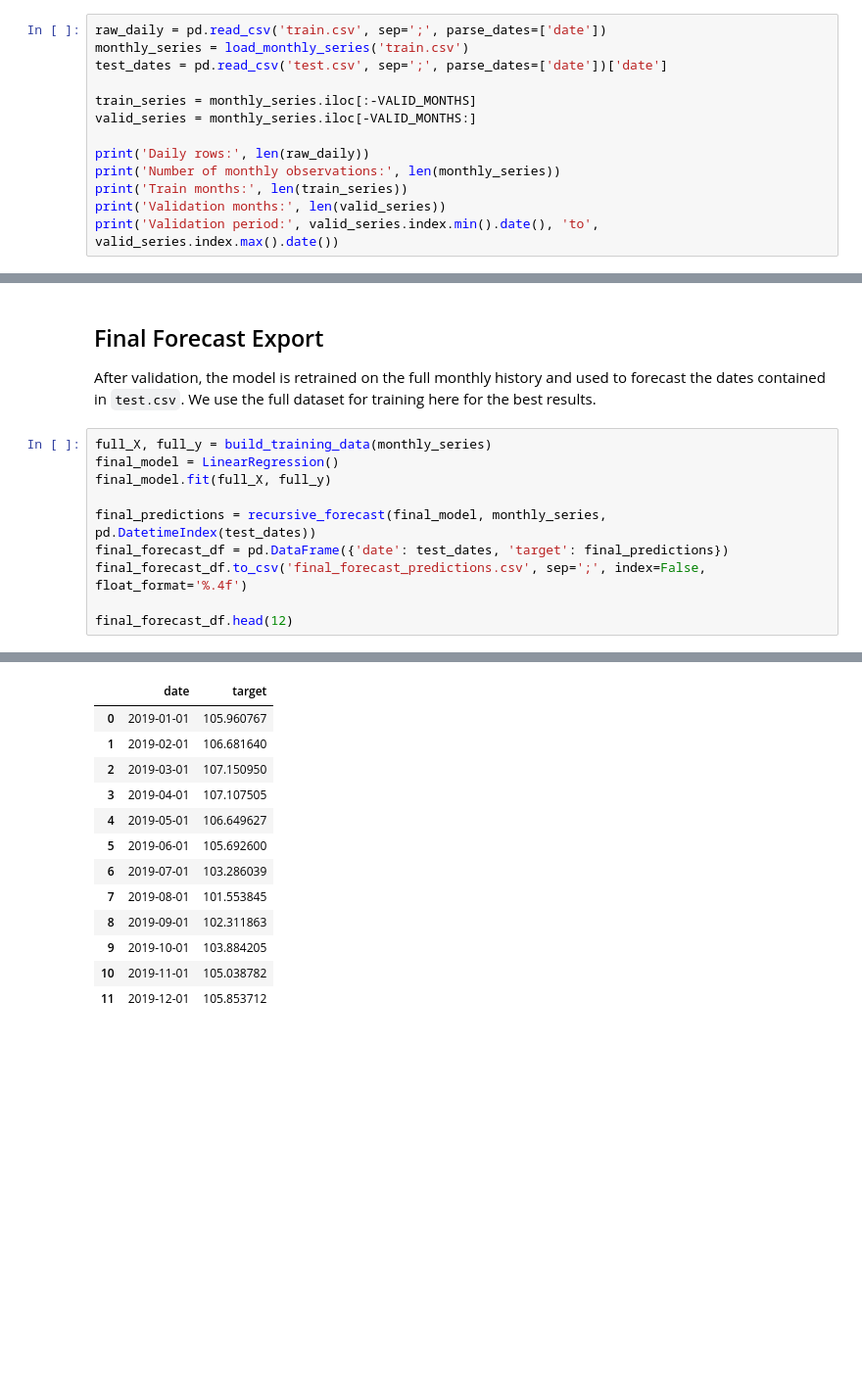
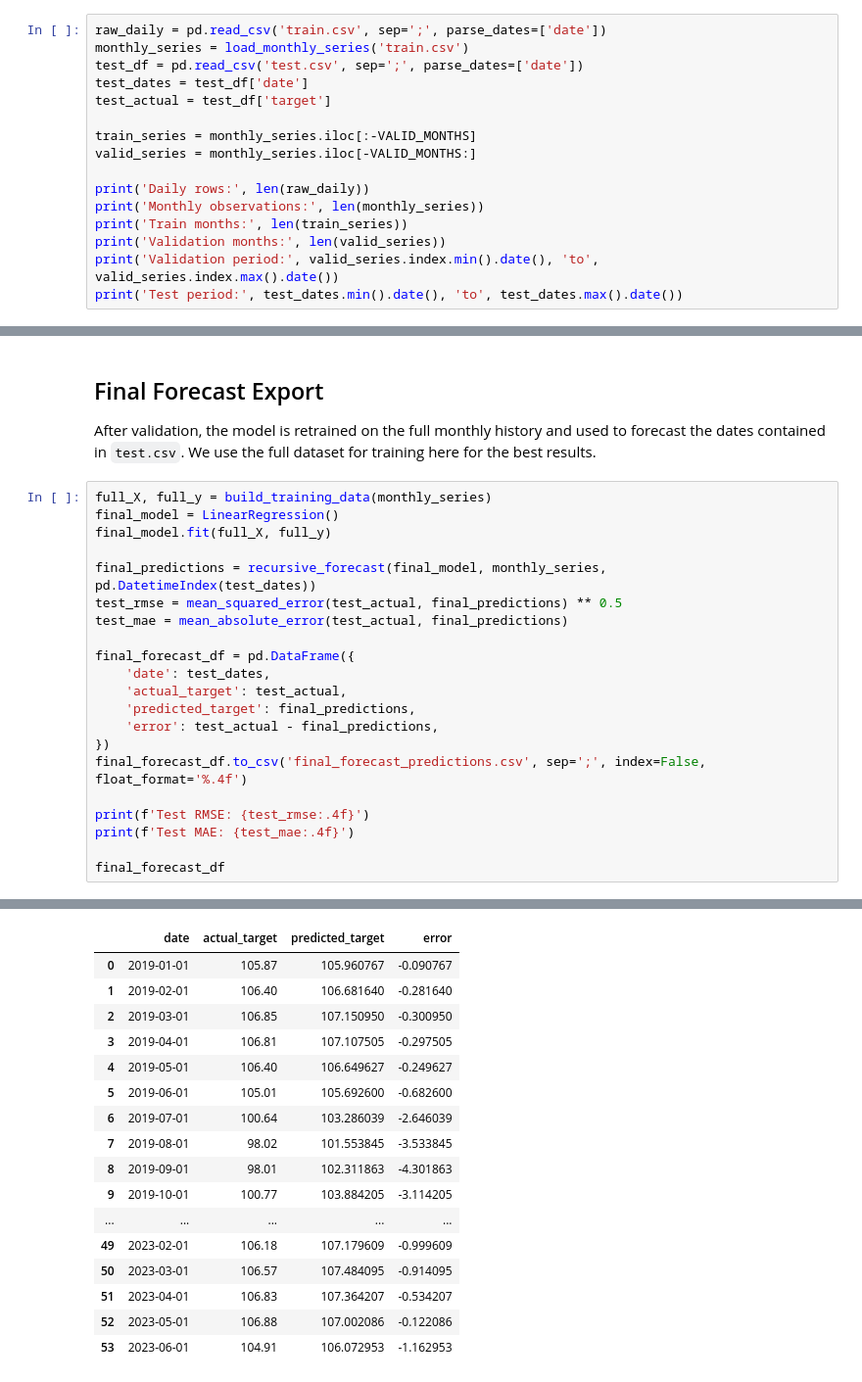
Before and after one commit to KylianLeplant/FinalLab, a Jupyter notebook: final_forecast.ipynb, the cells around one changed output, grey strips where cells are left out. Shown at 98% size. Saved outputs shown, nothing was run; the diff lists cells and outputs as text; blank space fills up the shorter version.

```diff
--- a/final_forecast.ipynb
+++ b/final_forecast.ipynb
@@ -78,15 +78,18 @@ def recursive_forecast(model, history, future_index, input_length=INPUT_LENGTH):
 # %%
 raw_daily = pd.read_csv('train.csv', sep=';', parse_dates=['date'])
 monthly_series = load_monthly_series('train.csv')
-test_dates = pd.read_csv('test.csv', sep=';', parse_dates=['date'])['date']
+test_df = pd.read_csv('test.csv', sep=';', parse_dates=['date'])
+test_dates = test_df['date']
+test_actual = test_df['target']
 
 train_series = monthly_series.iloc[:-VALID_MONTHS]
 valid_series = monthly_series.iloc[-VALID_MONTHS:]
 
 print('Daily rows:', len(raw_daily))
-print('Number of monthly observations:', len(monthly_series))
+print('Monthly observations:', len(monthly_series))
 print('Train months:', len(train_series))
 print('Validation months:', len(valid_series))
 print('Validation period:', valid_series.index.min().date(), 'to', valid_series.index.max().date())
+print('Test period:', test_dates.min().date(), 'to', test_dates.max().date())
 # %% [output]
 Daily rows: 8766
@@ -220,8 +253,19 @@ final_model = LinearRegression()
 final_model.fit(full_X, full_y)
 
 final_predictions = recursive_forecast(final_model, monthly_series, pd.DatetimeIndex(test_dates))
-final_forecast_df = pd.DataFrame({'date': test_dates, 'target': final_predictions})
+test_rmse = mean_squared_error(test_actual, final_predictions) ** 0.5
+test_mae = mean_absolute_error(test_actual, final_predictions)
+
+final_forecast_df = pd.DataFrame({
+    'date': test_dates,
+    'actual_target': test_actual,
+    'predicted_target': final_predictions,
+    'error': test_actual - final_predictions,
+})
 final_forecast_df.to_csv('final_forecast_predictions.csv', sep=';', index=False, float_format='%.4f')
 
-final_forecast_df.head(12)
+print(f'Test RMSE: {test_rmse:.4f}')
+print(f'Test MAE: {test_mae:.4f}')
+
+final_forecast_df
 # %% [output]
@@ -228,13 +274,17 @@ final_forecast_df.head(12)
-|  | date | target |
-| 0 | 2019-01-01 | 105.960767 |
-| 1 | 2019-02-01 | 106.681640 |
-| 2 | 2019-03-01 | 107.150950 |
-| 3 | 2019-04-01 | 107.107505 |
-| 4 | 2019-05-01 | 106.649627 |
-| 5 | 2019-06-01 | 105.692600 |
-| 6 | 2019-07-01 | 103.286039 |
-| 7 | 2019-08-01 | 101.553845 |
-| 8 | 2019-09-01 | 102.311863 |
-| 9 | 2019-10-01 | 103.884205 |
-| 10 | 2019-11-01 | 105.038782 |
-| 11 | 2019-12-01 | 105.853712 |
+|  | date | actual_target | predicted_target | error |
+| 0 | 2019-01-01 | 105.87 | 105.960767 | -0.090767 |
+| 1 | 2019-02-01 | 106.40 | 106.681640 | -0.281640 |
+| 2 | 2019-03-01 | 106.85 | 107.150950 | -0.300950 |
+| 3 | 2019-04-01 | 106.81 | 107.107505 | -0.297505 |
+| 4 | 2019-05-01 | 106.40 | 106.649627 | -0.249627 |
+| 5 | 2019-06-01 | 105.01 | 105.692600 | -0.682600 |
+| 6 | 2019-07-01 | 100.64 | 103.286039 | -2.646039 |
+| 7 | 2019-08-01 | 98.02 | 101.553845 | -3.533845 |
+| 8 | 2019-09-01 | 98.01 | 102.311863 | -4.301863 |
+| 9 | 2019-10-01 | 100.77 | 103.884205 | -3.114205 |
+| ... | ... | ... | ... | ... |
+| 49 | 2023-02-01 | 106.18 | 107.179609 | -0.999609 |
+| 50 | 2023-03-01 | 106.57 | 107.484095 | -0.914095 |
+| 51 | 2023-04-01 | 106.83 | 107.364207 | -0.534207 |
+| 52 | 2023-05-01 | 106.88 | 107.002086 | -0.122086 |
+| 53 | 2023-06-01 | 104.91 | 106.072953 | -1.162953 |
```
Also changed, not shown: parts of 9 cells of this notebook, 1 other file.
